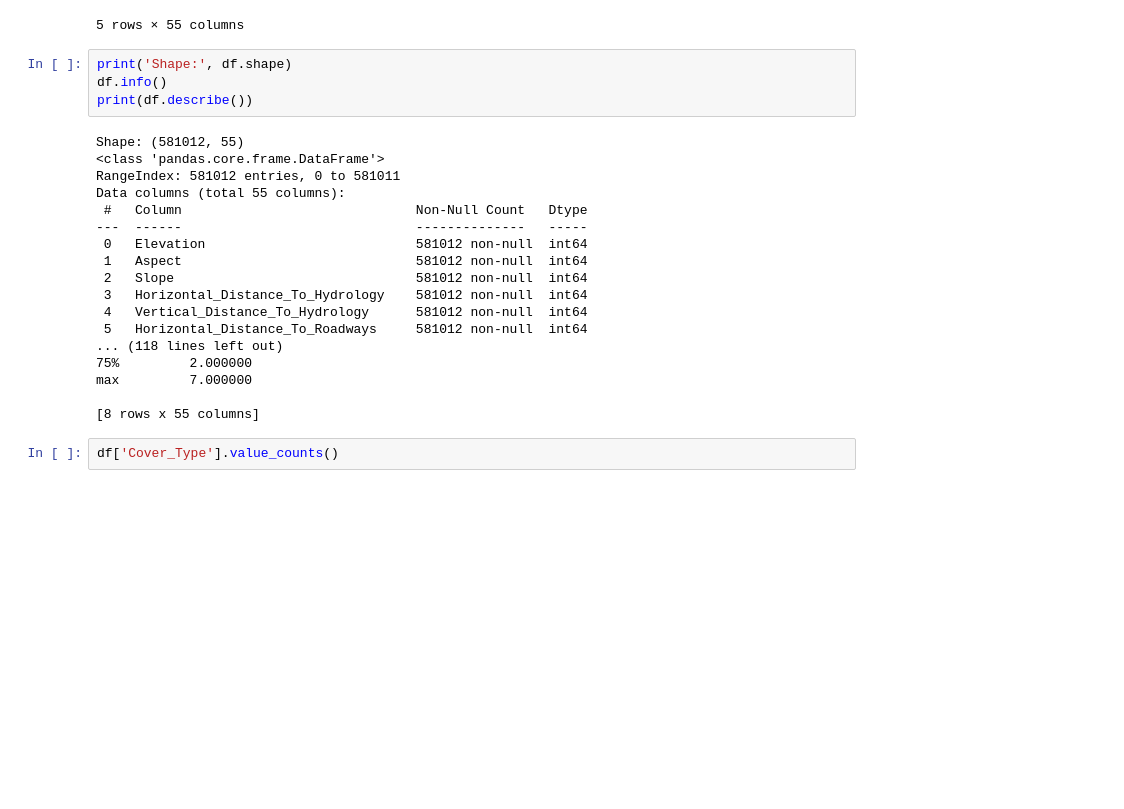
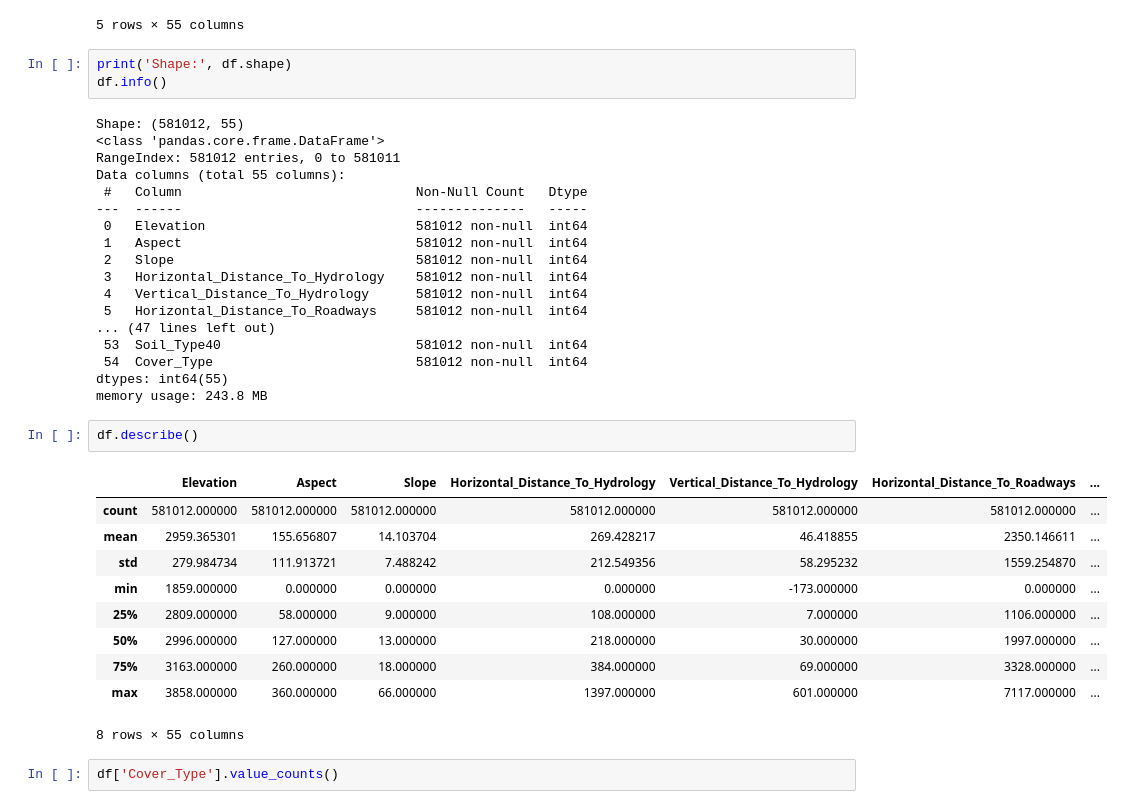
Before and after one commit to AbdelrahmanMostafa33/Forest-Cover-Type-Classification, a Jupyter notebook: notebooks/Forest_Cover_Type_Classification.ipynb, the cells around one changed output. Saved outputs shown, nothing was run; the diff lists cells and outputs as text; blank space fills up the shorter version.

```diff
--- a/notebooks/Forest_Cover_Type_Classification.ipynb
+++ b/notebooks/Forest_Cover_Type_Classification.ipynb
@@ -53,7 +53,6 @@ df.head()
 # %%
 print('Shape:', df.shape)
 df.info()
-print(df.describe())
 # %% [output]
 Shape: (581012, 55)
 <class 'pandas.core.frame.DataFrame'>
@@ -67,11 +66,24 @@ Data columns (total 55 columns):
  3   Horizontal_Distance_To_Hydrology    581012 non-null  int64
  4   Vertical_Distance_To_Hydrology      581012 non-null  int64
  5   Horizontal_Distance_To_Roadways     581012 non-null  int64
-... (118 lines left out)
-75%         2.000000
-max         7.000000
-
-[8 rows x 55 columns]
+... (47 lines left out)
+ 53  Soil_Type40                         581012 non-null  int64
+ 54  Cover_Type                          581012 non-null  int64
+dtypes: int64(55)
+memory usage: 243.8 MB
+# %%
+df.describe()
+# %% [output]
+|  | Elevation | Aspect | Slope | Horizontal_Distance_To_Hydrology | Vertical_Distance_To_Hydrology | Horizontal_Distance_To_Roadways | ... |
+| count | 581012.000000 | 581012.000000 | 581012.000000 | 581012.000000 | 581012.000000 | 581012.000000 | ... |
+| mean | 2959.365301 | 155.656807 | 14.103704 | 269.428217 | 46.418855 | 2350.146611 | ... |
+| std | 279.984734 | 111.913721 | 7.488242 | 212.549356 | 58.295232 | 1559.254870 | ... |
+| min | 1859.000000 | 0.000000 | 0.000000 | 0.000000 | -173.000000 | 0.000000 | ... |
+| 25% | 2809.000000 | 58.000000 | 9.000000 | 108.000000 | 7.000000 | 1106.000000 | ... |
+| 50% | 2996.000000 | 127.000000 | 13.000000 | 218.000000 | 30.000000 | 1997.000000 | ... |
+| 75% | 3163.000000 | 260.000000 | 18.000000 | 384.000000 | 69.000000 | 3328.000000 | ... |
+| max | 3858.000000 | 360.000000 | 66.000000 | 1397.000000 | 601.000000 | 7117.000000 | ... |
+8 rows × 55 columns
 # %%
 df['Cover_Type'].value_counts()
 # %% [output]
```
Also changed, not shown: parts of 3 cells of this notebook, 14 other files.
